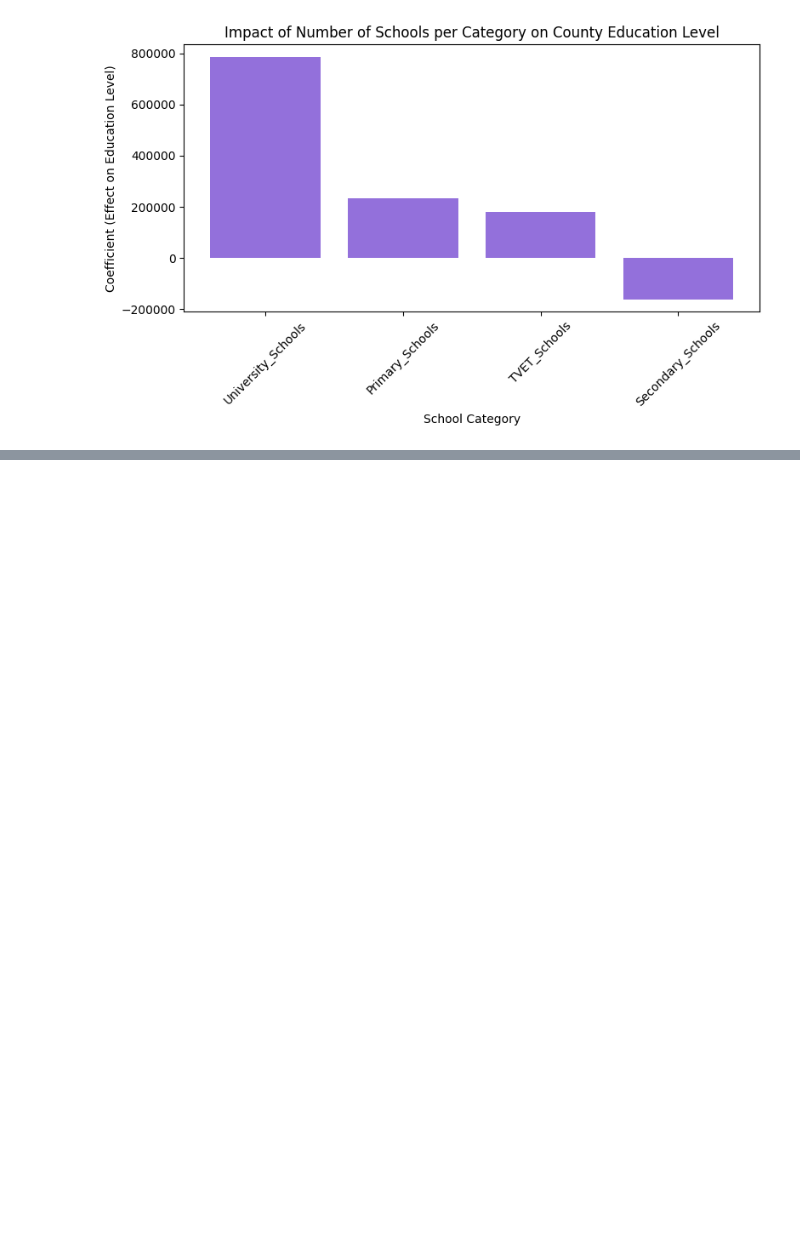
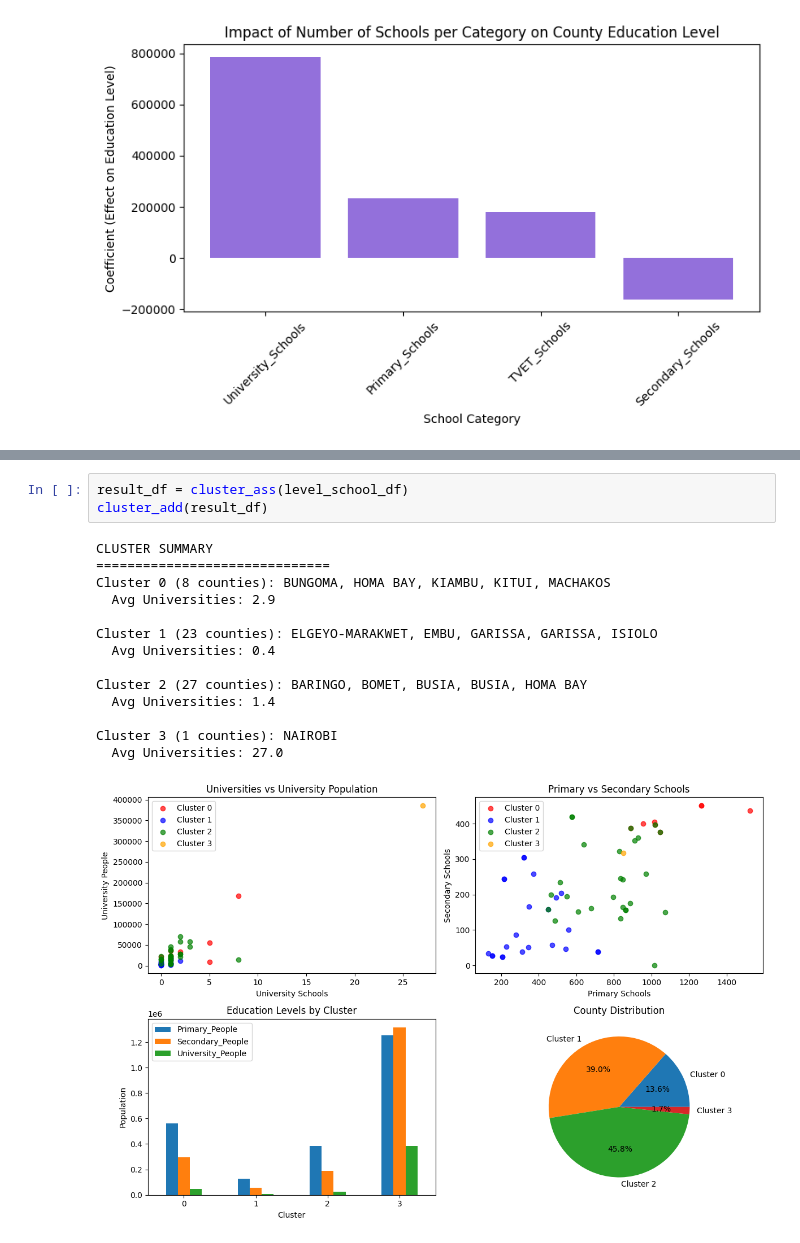
Before and after one commit to ChiriKamau/soma, a Jupyter notebook: notebooks/soma_v5.ipynb, the cells around one changed output, grey strips where cells are left out. Saved outputs shown, nothing was run; the diff lists cells and outputs as text; blank space fills up the shorter version.

Commit message:
cluster

```diff
--- a/notebooks/soma_v5.ipynb
+++ b/notebooks/soma_v5.ipynb
@@ -338,0 +355,18 @@ R^2 score: 0.7342214408268121
+# %%
+result_df = cluster_ass(level_school_df)
+cluster_add(result_df)
+# %% [output]
+CLUSTER SUMMARY
+==============================
+Cluster 0 (8 counties): BUNGOMA, HOMA BAY, KIAMBU, KITUI, MACHAKOS
+  Avg Universities: 2.9
+
+Cluster 1 (23 counties): ELGEYO-MARAKWET, EMBU, GARISSA, GARISSA, ISIOLO
+  Avg Universities: 0.4
+
+Cluster 2 (27 counties): BARINGO, BOMET, BUSIA, BUSIA, HOMA BAY
+  Avg Universities: 1.4
+
+Cluster 3 (1 counties): NAIROBI
+  Avg Universities: 27.0
+[figure, added]
```
Also changed, not shown: parts of 3 cells of this notebook.
